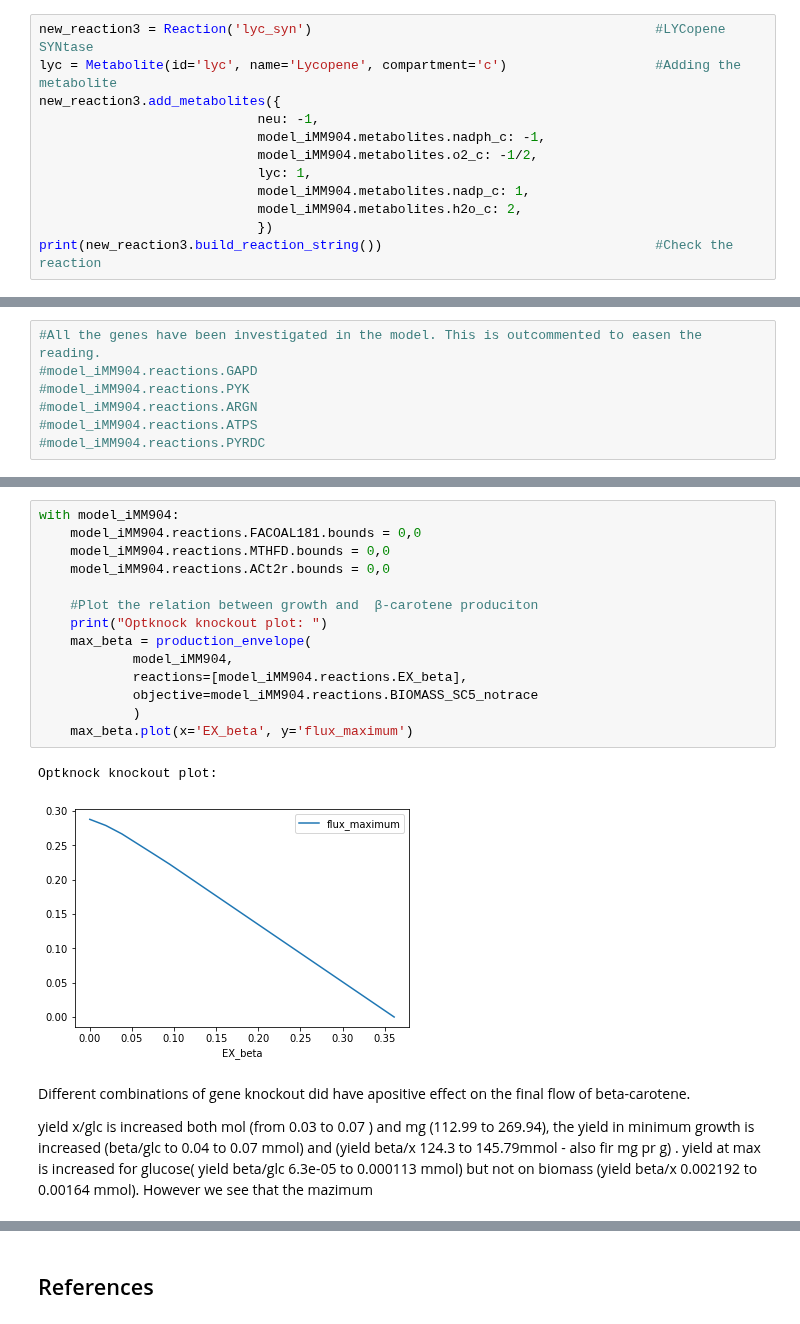
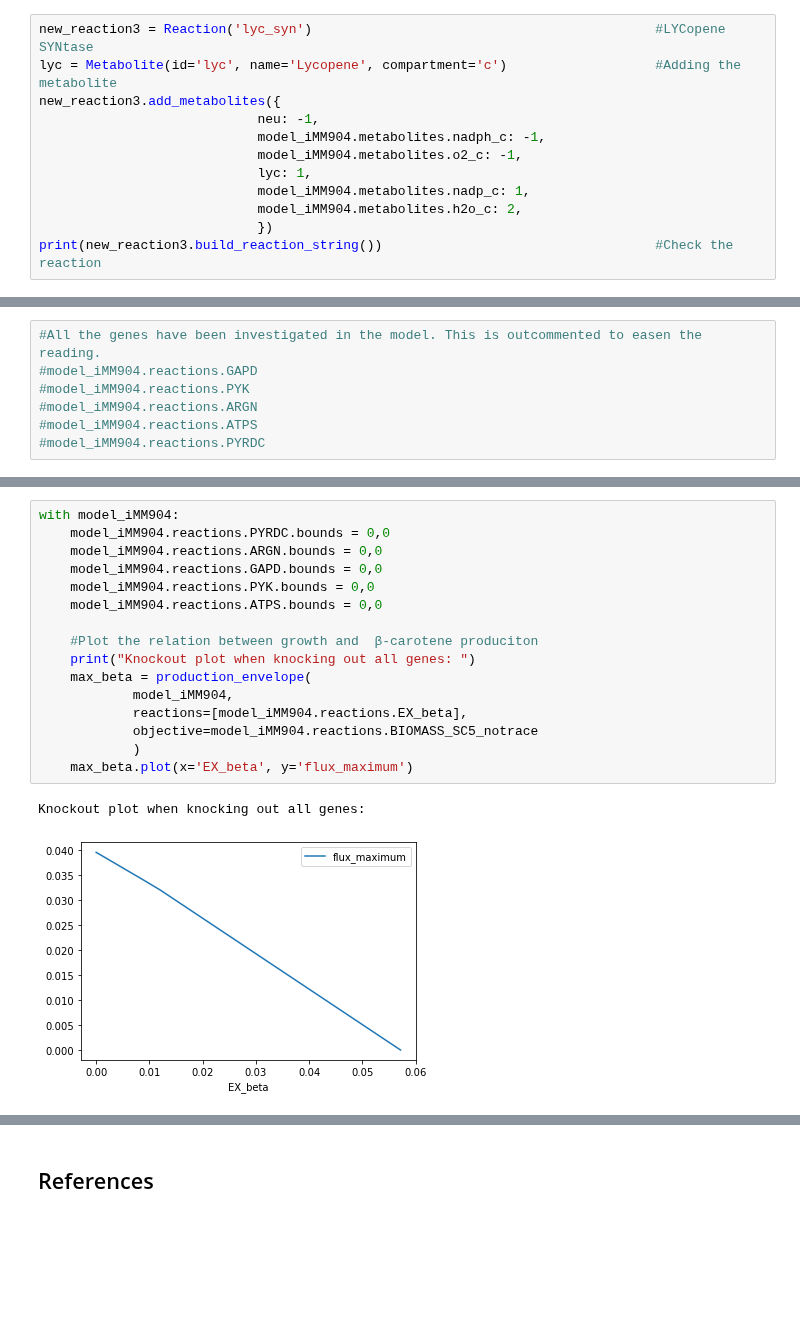
Before and after one commit to 27410/27410-2020-group-project-group-10-betacaroten-synthesis, a Jupyter notebook: Report.ipynb, the cells around one changed output, grey strips where cells are left out. Cells and saved outputs as stored; diff of their text form; blank space fills up the shorter version.

```diff
--- a/Report.ipynb
+++ b/Report.ipynb
@@ -255,7 +259,7 @@ lyc = Metabolite(id='lyc', name='Lycopene', compartment='c')                   #
 new_reaction3.add_metabolites({
                             neu: -1,
                             model_iMM904.metabolites.nadph_c: -1,
-                            model_iMM904.metabolites.o2_c: -1/2,
+                            model_iMM904.metabolites.o2_c: -1,
                             lyc: 1,
                             model_iMM904.metabolites.nadp_c: 1,
                             model_iMM904.metabolites.h2o_c: 2,
@@ -852,21 +865,19 @@ Yield beta/x:                    1.244  mg/g
 # %%
 with model_iMM904:
-    model_iMM904.reactions.FACOAL181.bounds = 0,0
-    model_iMM904.reactions.MTHFD.bounds = 0,0
-    model_iMM904.reactions.ACt2r.bounds = 0,0
+    model_iMM904.reactions.PYRDC.bounds = 0,0
+    model_iMM904.reactions.ARGN.bounds = 0,0
+    model_iMM904.reactions.GAPD.bounds = 0,0
+    model_iMM904.reactions.PYK.bounds = 0,0
+    model_iMM904.reactions.ATPS.bounds = 0,0
 
     #Plot the relation between growth and  β-carotene produciton
-    print("Optknock knockout plot: ")
+    print("Knockout plot when knocking out all genes: ")
     max_beta = production_envelope(
             model_iMM904,
             reactions=[model_iMM904.reactions.EX_beta],
             objective=model_iMM904.reactions.BIOMASS_SC5_notrace
             )
     max_beta.plot(x='EX_beta', y='flux_maximum')
 # %% [output]
-Optknock knockout plot:
+Knockout plot when knocking out all genes:
-[figure, old version]
+[figure, new version]
-# %% [markdown]
-Different combinations of gene knockout did have apositive effect on the final flow of beta-carotene.
-
-yield x/glc is increased both mol (from 0.03 to 0.07 )  and mg (112.99 to 269.94), the yield in minimum growth is increased (beta/glc to 0.04 to 0.07 mmol) and  (yield beta/x 124.3 to 145.79mmol - also fir mg pr g) . yield at max is increased for glucose( yield beta/glc 6.3e-05 to 0.000113 mmol) but not on biomass (yield beta/x 0.002192 to 0.00164 mmol). However we see that the mazimum
```
Also changed, not shown: parts of 63 cells of this notebook, 7 other files.
